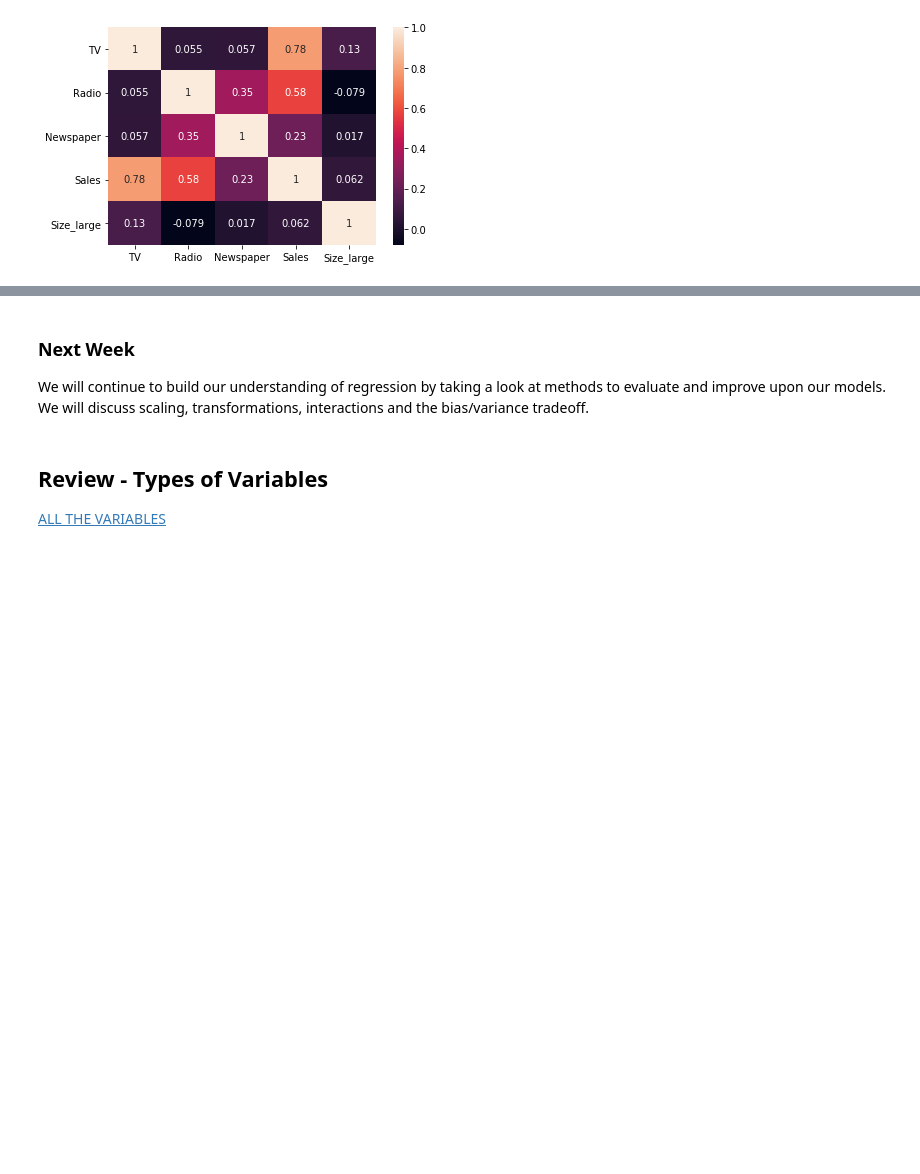
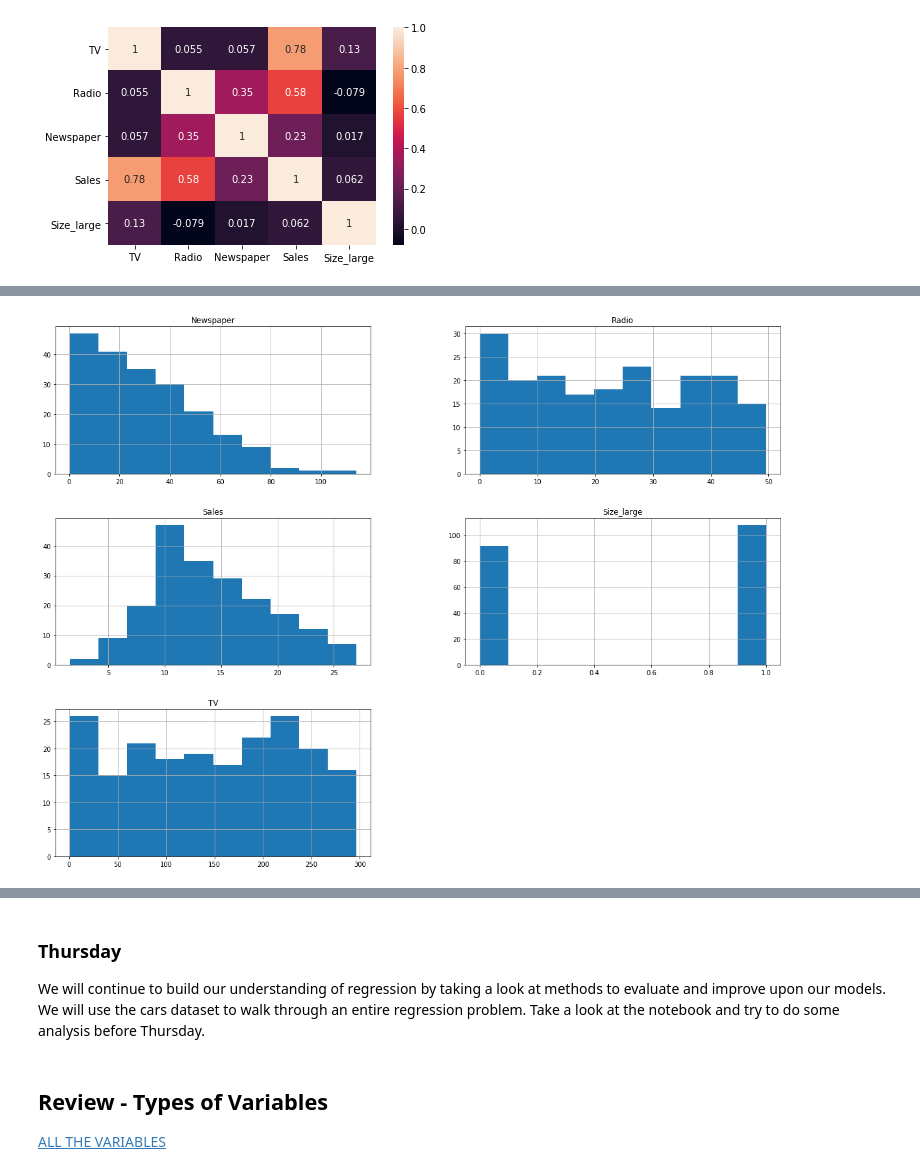
Before and after one commit to Amberlynnyandow/study-group-content, a Jupyter notebook: module_2/week_5_PT/Intro_to_Multiple_Linear_Regression.ipynb, the cells around one changed output, grey strips where cells are left out. Drawn from its saved outputs; the diff is of its cells as text; code cells hidden in the pictures; blank space fills up the shorter version.

```diff
--- a/module_2/week_5_PT/Intro_to_Multiple_Linear_Regression.ipynb
+++ b/module_2/week_5_PT/Intro_to_Multiple_Linear_Regression.ipynb
@@ -501,9 +503,14 @@ plt.show()
+# %%
+data.hist(figsize=(20,15));
+# %% [output]
+[figure, added]
 # %% [markdown]
 ### Review
 ![](https://convertwithcontent.com/wp-content/uploads/2014/04/review-the-results-of-your-a-b-split-test-300x225.jpg)
 # %% [markdown]
-### Next Week
-We will continue to build our understanding of regression by taking a look at methods to evaluate and improve upon our models. We will discuss scaling, transformations, interactions and the bias/variance tradeoff.
+### Thursday
+
+We will continue to build our understanding of regression by taking a look at methods to evaluate and improve upon our models. We will use the cars dataset to walk through an entire regression problem. Take a look at the notebook and try to do some analysis before Thursday.
 # %% [markdown]
 ## Review - Types of Variables
 [ALL THE VARIABLES](https://www.statisticshowto.com/probability-and-statistics/types-of-variables/)
```
Also changed, not shown: parts of 10 cells of this notebook, 2 other files.
